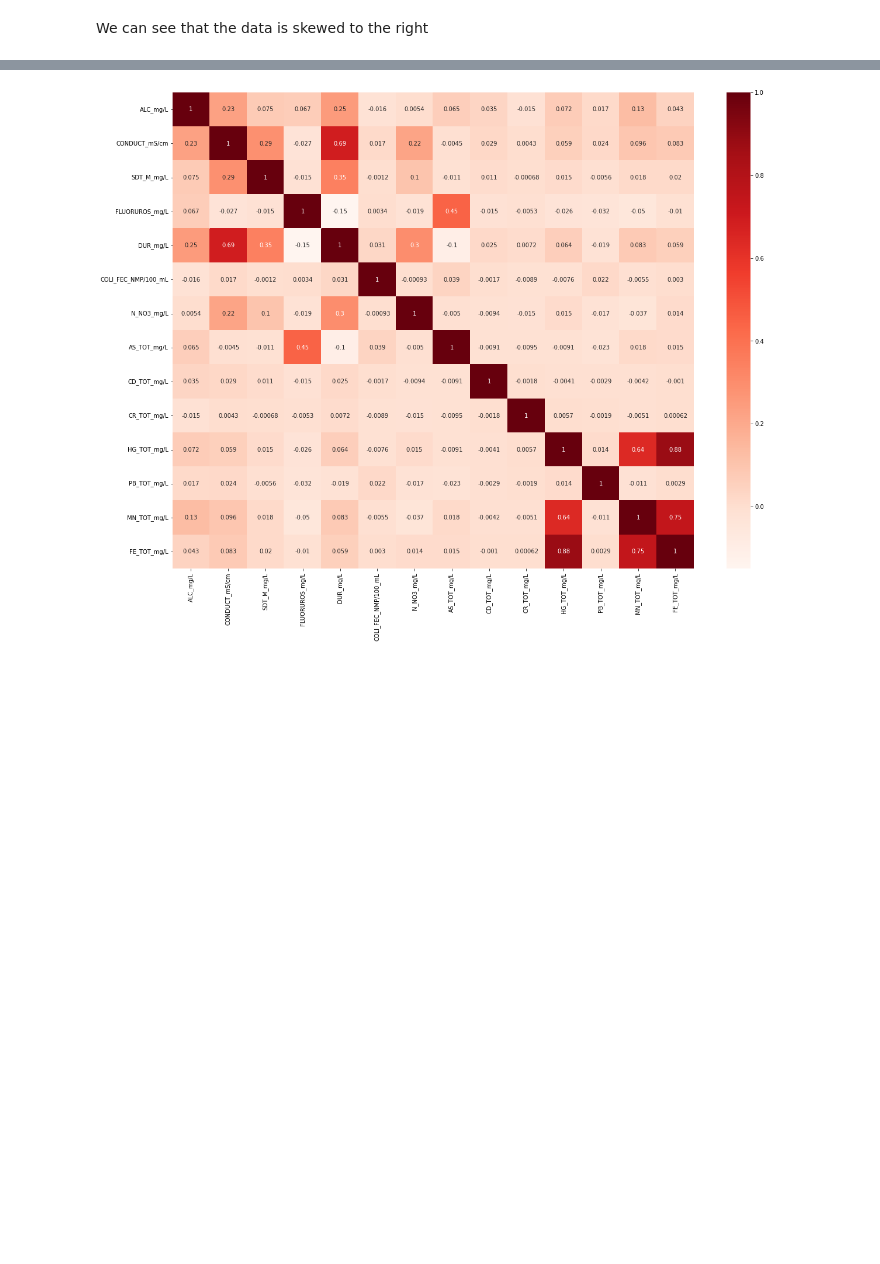
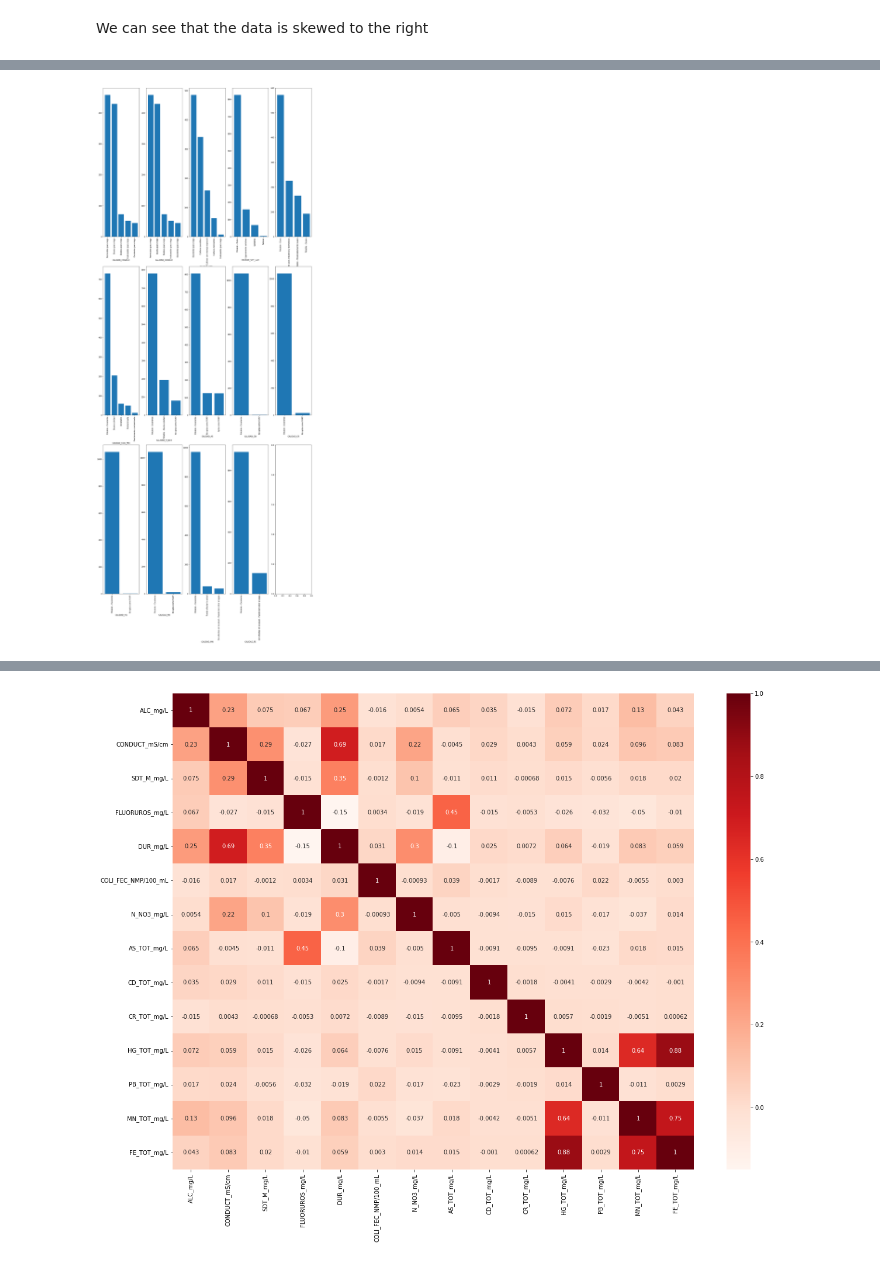
Before and after one commit to PosgradoMNA/actividades-del-projecto-team-1, a Jupyter notebook: Reto/Reto_Equipo1.ipynb, the cells around one changed output, grey strips where cells are left out. Drawn from its saved outputs; the diff is of its cells as text; code cells hidden in the pictures; blank space fills up the shorter version.

```diff
--- a/Reto/Reto_Equipo1.ipynb
+++ b/Reto/Reto_Equipo1.ipynb
@@ -520,0 +551,13 @@ df_AguaSubterraneaCleaned[numericas].boxplot(figsize=(20,40),showmeans=True)
+# %%
+fig, axes = plt.subplots(3, 5, figsize=(20,50))
+k=0
+for category in categoricas:
+  k=k+1
+  plt.subplot(3,5,k)
+  x=df_AguaSubterraneaCleaned[category].unique()
+  y=pd.value_counts(df_AguaSubterraneaCleaned[category])
+  plt.bar(y.index,y.values)
+  plt.xticks(rotation=90)
+  plt.xlabel(category)
+# %% [output]
+[figure, added]
```
Also changed, not shown: parts of 23 cells of this notebook.
